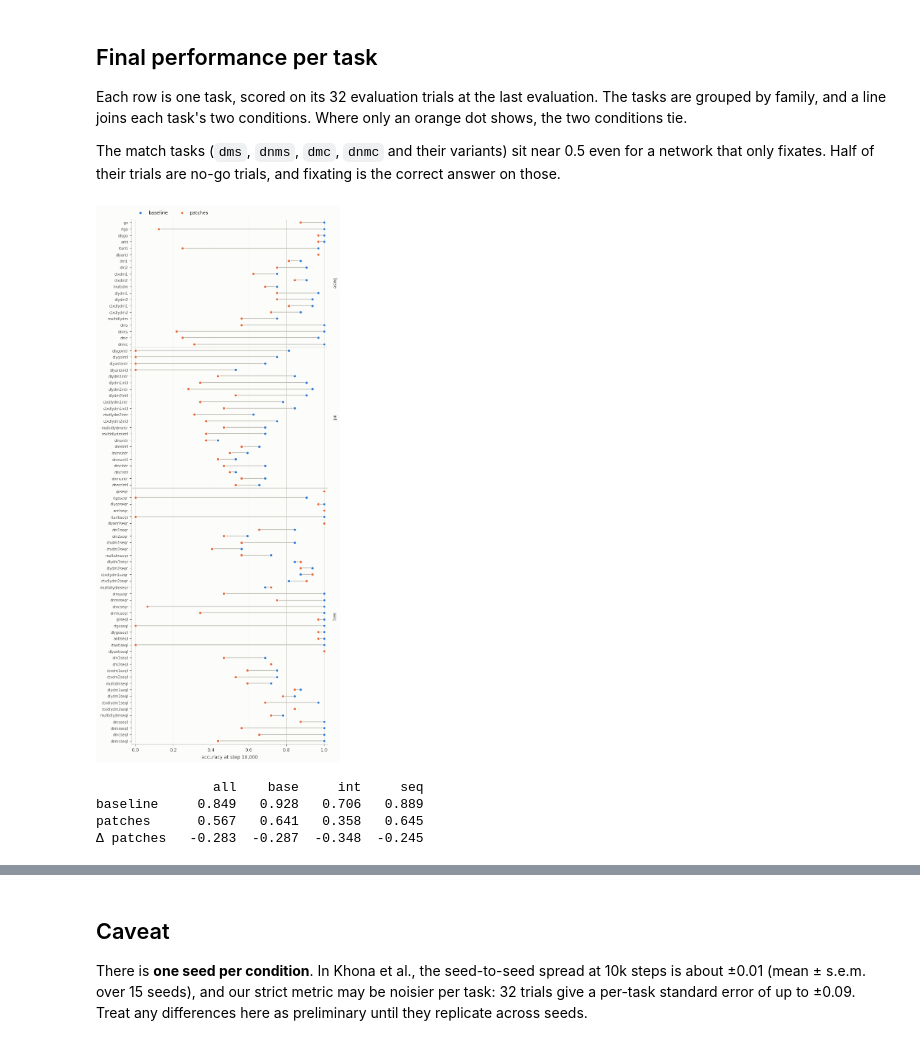
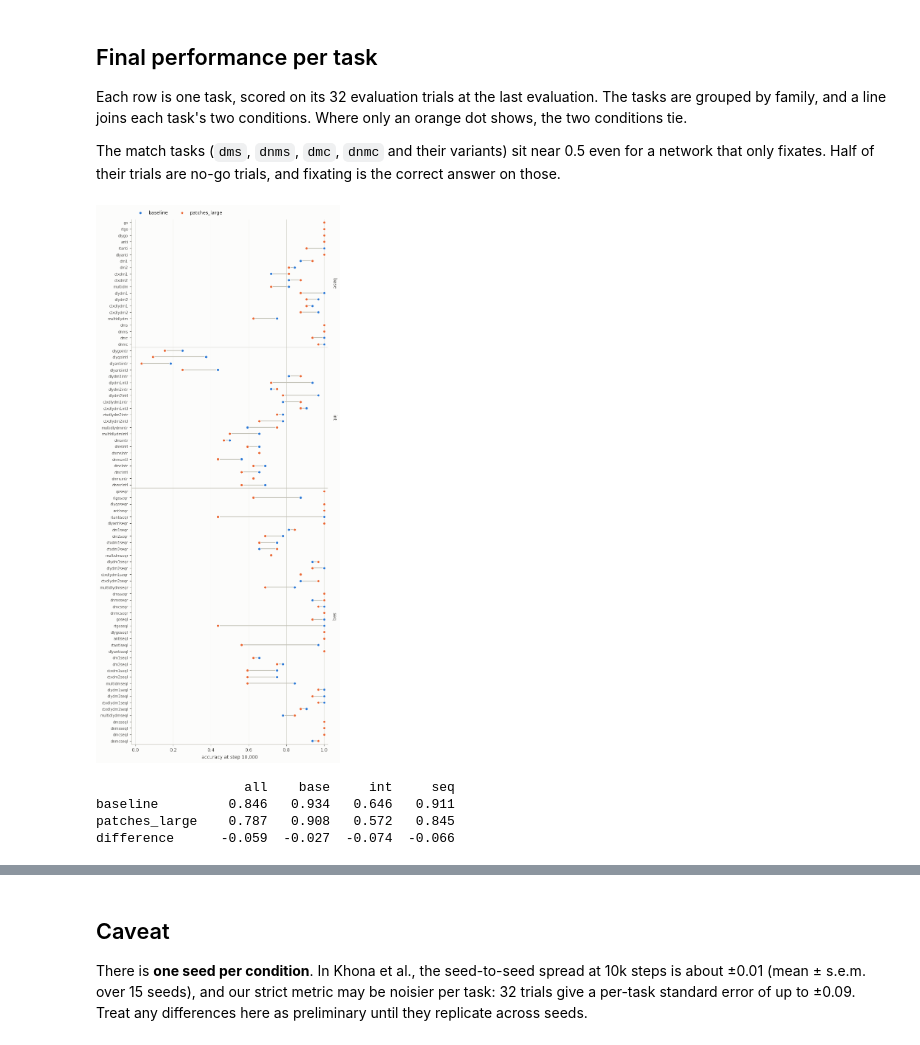
Before and after one commit to cory-wu/cortical, a Jupyter notebook: notebooks/02_input_patches.ipynb, the cells around one changed output, grey strips where cells are left out. Cells and saved outputs as stored; diff of their text form; code cells hidden in the pictures.

```diff
--- a/notebooks/02_input_patches.ipynb
+++ b/notebooks/02_input_patches.ipynb
@@ -33,14 +37,15 @@ from matplotlib.colors import ListedColormap
 from matplotlib.patches import Circle, Rectangle
 
 from cortical.sheet import locality_mask
-from cortical.wiring import INPUT_GROUPS, LAYOUT_B, input_mask
+from cortical.wiring import INPUT_GROUPS, LAYOUT_B_LARGE, input_mask
 
 RESULTS = Path("../results/02_input_patches")
-CONDITIONS = ("baseline", "patches")
-L, D = 50, 6
+CONDITIONS = ("baseline", "patches_large")
+LAYOUT = LAYOUT_B_LARGE
+L, D = 50, 10
 
 SURFACE, INK, MUTED, RULE = "#fcfcfb", "#0b0b0b", "#52514e", "#c3c2b7"
-CONDITION_COLORS = {"baseline": "#2a78d6", "patches": "#eb6834"}  # categorical slots 1, 2
+CONDITION_COLORS = {"baseline": "#2a78d6", "patches_large": "#eb6834"}  # categorical slots 1, 2
 GROUP_COLORS = {"fixation": "#8a8a86", "ring1": "#1baf7a", "ring2": "#6250d6", "rule": "#eda100"}
 FAMILIES = ("base", "int", "seq")
 plt.rcParams.update(
@@ -143,9 +148,9 @@ The table in Khona et al. reports overall accuracy at 10k steps. It is about 0.8
 # %%
 def smooth(steps, values, window=100):
-    """Moving average; returns the steps each window ends at and the window means."""
+    """Rolling median, so one exploding-gradient step can't swamp the curve."""
     window = min(window, len(values))
-    kernel = np.ones(window) / window
-    return steps[window - 1 :], np.convolve(values, kernel, mode="valid")
+    medians = np.median(np.lib.stride_tricks.sliding_window_view(values, window), axis=1)
+    return steps[window - 1 :], medians
 
 
 fig, axes = plt.subplots(1, 5, figsize=(14, 3.2), layout="constrained")
@@ -153,6 +158,15 @@ for condition, run in runs.items():
     color = CONDITION_COLORS[condition]
     steps, loss = np.array(run["loss"]).T
     axes[0].plot(*smooth(steps, loss), color=color, lw=2, label=condition)
+    for step, value in zip(steps[loss > 5], loss[loss > 5], strict=True):
+        axes[0].annotate(
+            f"single-step spike\nto {value:.1e}",
+            (step, 0.6),
+            (step - 4500, 0.9),
+            fontsize=7,
+            color=MUTED,
+            arrowprops={"arrowstyle": "->", "color": color, "lw": 0.8},
+        )
     eval_steps = [e["step"] for e in run["evals"]]
     for ax, key in zip(axes[1:], ("all", *FAMILIES), strict=True):
         ax.plot(
@@ -195,9 +209,9 @@ ordered = [t for fam in FAMILIES for t in tasks if family(t) == fam]
 y = np.arange(len(ordered))
 fig, ax = plt.subplots(figsize=(6.5, 15), layout="constrained")
 base_acc = np.array([final["baseline"]["acc"][t] for t in ordered])
-patch_acc = np.array([final["patches"]["acc"][t] for t in ordered])
+patch_acc = np.array([final["patches_large"]["acc"][t] for t in ordered])
 ax.hlines(y, np.minimum(base_acc, patch_acc), np.maximum(base_acc, patch_acc), color=RULE, lw=1.5)
-for condition, acc in (("baseline", base_acc), ("patches", patch_acc)):
+for condition, acc in (("baseline", base_acc), ("patches_large", patch_acc)):
     ax.scatter(
         acc,
         y,
@@ -208,40 +222,41 @@ for condition, acc in (("baseline", base_acc), ("patches", patch_acc)):
         zorder=3,
         label=condition,
     )
 boundary = 0
 for fam in FAMILIES:
     n = sum(family(t) == fam for t in ordered)
     ax.text(
         1.02,
         boundary + n / 2 - 0.5,
         fam,
         rotation=-90,
         va="center",
         color=MUTED,
         transform=ax.get_yaxis_transform(),
     )
     boundary += n
     if boundary < len(ordered):
         ax.axhline(boundary - 0.5, color=RULE, lw=0.8)
 ax.set_yticks(y, ordered, fontsize=7)
 ax.set_ylim(len(ordered) - 0.5, -0.5)
 ax.set_xlim(-0.02, 1.02)
 ax.set_xlabel(f"accuracy at step {final['baseline']['step']:,}")
 ax.grid(axis="x", color=RULE, lw=0.5)
 ax.legend(loc="lower left", bbox_to_anchor=(0, 1.0), ncols=2, frameon=False)
 plt.show()
 
-print(f"{'':10s}" + "".join(f"{k:>8s}" for k in ("all", *FAMILIES)))
+print(f"{'':14s}" + "".join(f"{k:>8s}" for k in ("all", *FAMILIES)))
 for condition in CONDITIONS:
     summary = final[condition]["summary"]
-    print(f"{condition:10s}" + "".join(f"{summary[k]:8.3f}" for k in ("all", *FAMILIES)))
-diff = {
-    k: final["patches"]["summary"][k] - final["baseline"]["summary"][k] for k in ("all", *FAMILIES)
+    print(f"{condition:14s}" + "".join(f"{summary[k]:8.3f}" for k in ("all", *FAMILIES)))
+gap = {
+    k: final["patches_large"]["summary"][k] - final["baseline"]["summary"][k]
+    for k in ("all", *FAMILIES)
 }
-print(f"{'Δ patches':10s}" + "".join(f"{diff[k]:+8.3f}" for k in ("all", *FAMILIES)))
+print(f"{'difference':14s}" + "".join(f"{gap[k]:+8.3f}" for k in ("all", *FAMILIES)))
 # %% [output]
-[figure, old version]
+[figure, new version]
-               all    base     int     seq
-baseline     0.849   0.928   0.706   0.889
-patches      0.567   0.641   0.358   0.645
-Δ patches   -0.283  -0.287  -0.348  -0.245
+                   all    base     int     seq
+baseline         0.846   0.934   0.646   0.911
+patches_large    0.787   0.908   0.572   0.845
+difference      -0.059  -0.027  -0.074  -0.066
```
Also changed, not shown: parts of 8 cells of this notebook, 8 other files.
